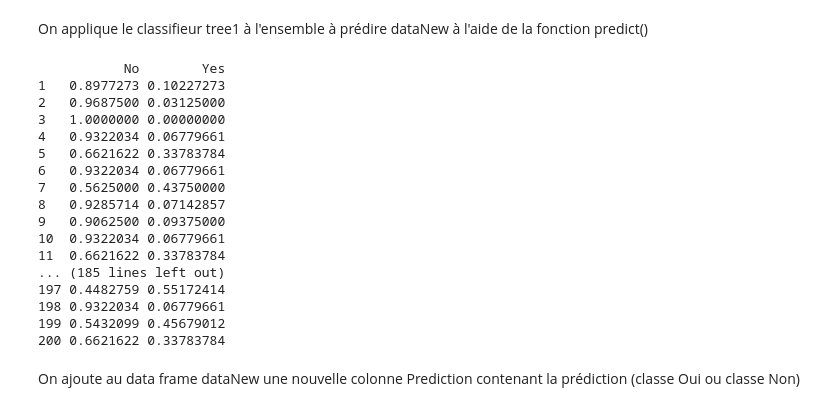
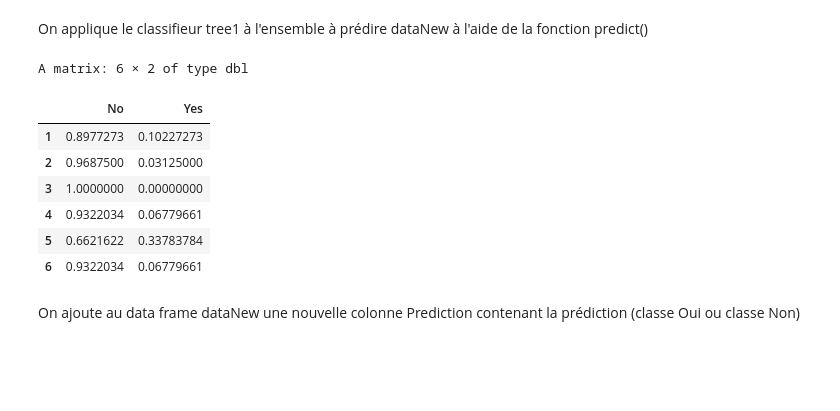
Before and after one commit to MaxGomas/mlanalyse, a Jupyter notebook: main.ipynb, the cells around one changed output. Cells and saved outputs as stored; diff of their text form; code cells hidden in the pictures; blank space fills up the shorter version.

```diff
--- a/main.ipynb
+++ b/main.ipynb
@@ -495,26 +495,16 @@ On applique le classifieur tree1 à l'ensemble à prédire dataNew à l'aide de
 # %%
 pred_tree1 <- predict(tree1, dataNew, type="prob")
 pred2_tree1 <- predict(tree1, dataNew, type="class")
-print(pred_tree1)
-# print(pred2_tree1)
+head(pred_tree1)
 # %% [output]
-           No        Yes
-1   0.8977273 0.10227273
-2   0.9687500 0.03125000
-3   1.0000000 0.00000000
-4   0.9322034 0.06779661
-5   0.6621622 0.33783784
-6   0.9322034 0.06779661
-7   0.5625000 0.43750000
-8   0.9285714 0.07142857
-9   0.9062500 0.09375000
-10  0.9322034 0.06779661
-11  0.6621622 0.33783784
-... (185 lines left out)
-197 0.4482759 0.55172414
-198 0.9322034 0.06779661
-199 0.5432099 0.45679012
-200 0.6621622 0.33783784
+A matrix: 6 × 2 of type dbl
+|  | No | Yes |
+| 1 | 0.8977273 | 0.10227273 |
+| 2 | 0.9687500 | 0.03125000 |
+| 3 | 1.0000000 | 0.00000000 |
+| 4 | 0.9322034 | 0.06779661 |
+| 5 | 0.6621622 | 0.33783784 |
+| 6 | 0.9322034 | 0.06779661 |
 # %% [markdown]
 On ajoute au data frame dataNew une nouvelle colonne Prediction contenant la prédiction
 (classe Oui ou classe Non)
```
Also changed, not shown: parts of 1 cell of this notebook.
